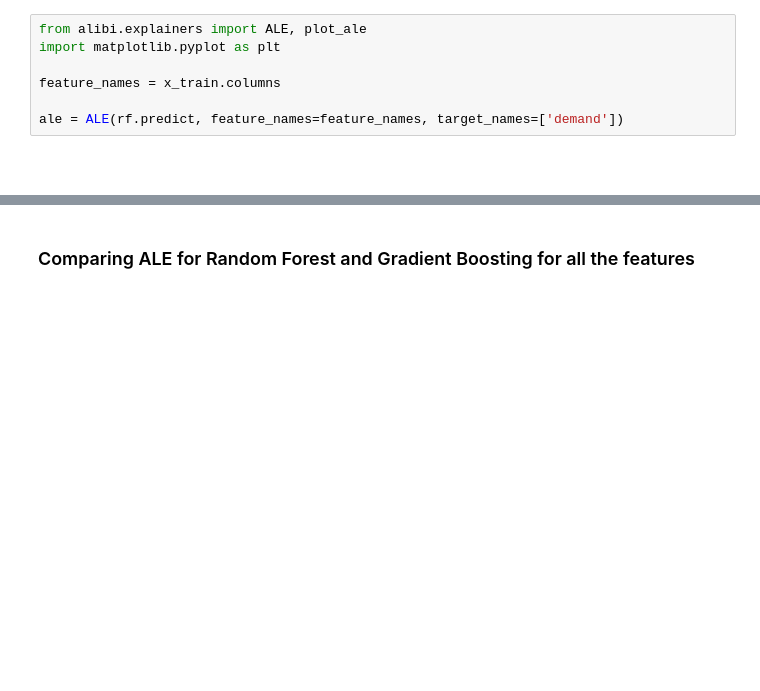
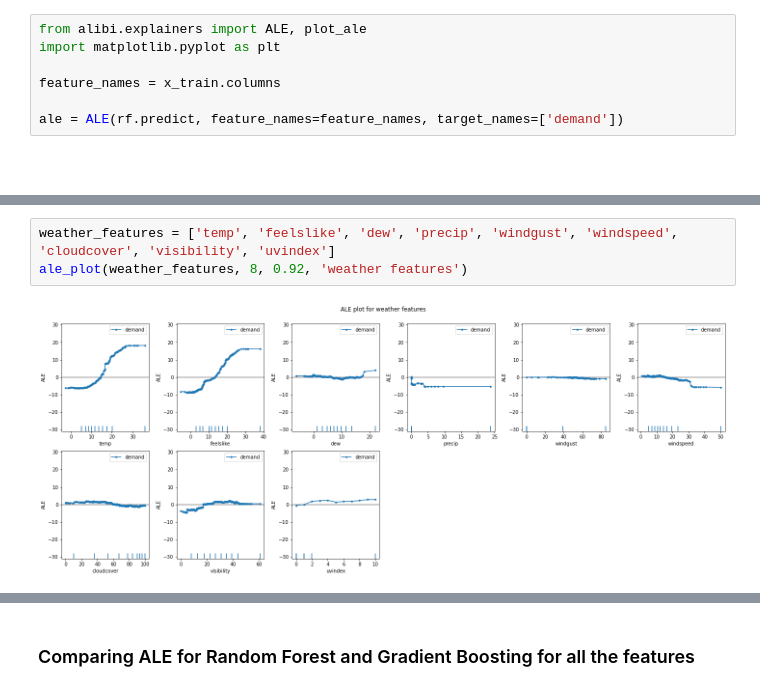
Before and after one commit to tabeaeggler/UrbanMobility, a Jupyter notebook: notebooks/07_feature_attribution_trees.ipynb, the cells around one changed output, grey strips where cells are left out. Saved outputs shown, nothing was run; the diff lists cells and outputs as text; blank space fills up the shorter version.

```diff
--- a/notebooks/07_feature_attribution_trees.ipynb
+++ b/notebooks/07_feature_attribution_trees.ipynb
@@ -102,0 +133,5 @@ plot_ale(rf_exp, n_cols=6, fig_kw={'figwidth':14, 'figheight': 7});
+# %%
+weather_features = ['temp', 'feelslike', 'dew', 'precip', 'windgust', 'windspeed', 'cloudcover', 'visibility', 'uvindex']
+ale_plot(weather_features, 8, 0.92, 'weather features')
+# %% [output]
+[figure, added]
```
Also changed, not shown: parts of 11 cells of this notebook, 3 other files.
